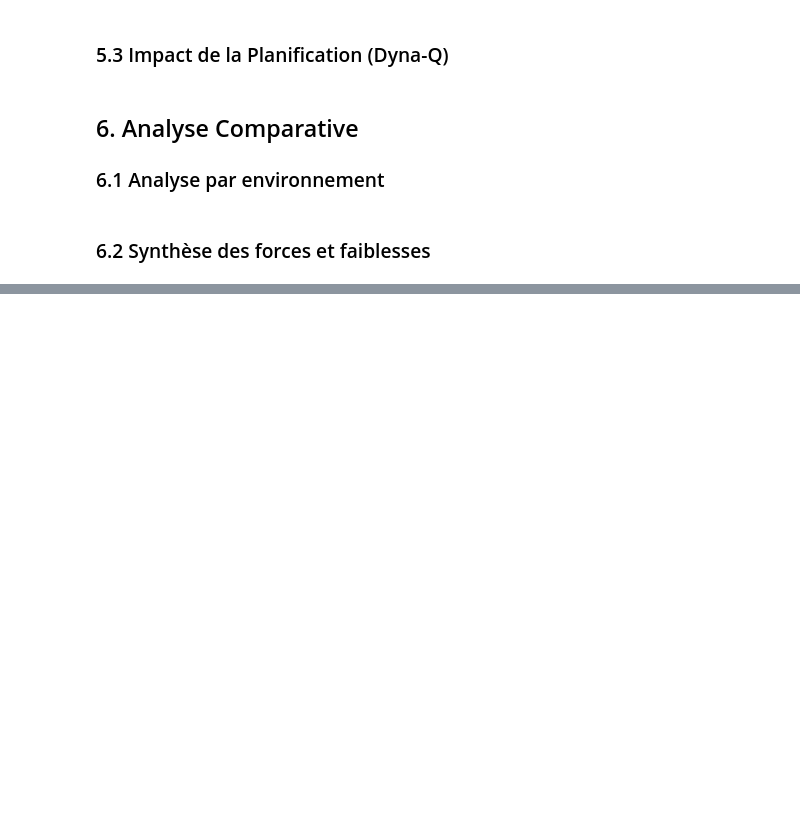
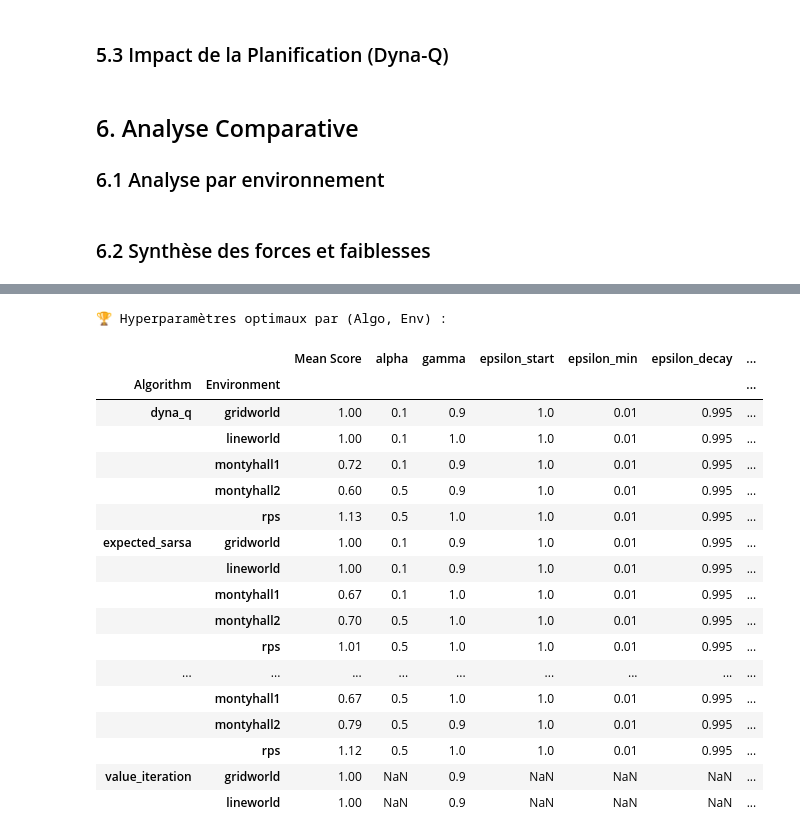
Before and after one commit to lseillier229/drl, a Jupyter notebook: experimental_report_notebook.ipynb, the cells around one changed output, grey strips where cells are left out. Cells and saved outputs as stored; diff of their text form; code cells hidden in the pictures; blank space fills up the shorter version.

```diff
--- a/experimental_report_notebook.ipynb
+++ b/experimental_report_notebook.ipynb
@@ -968,0 +1184,27 @@ print("   • Ignorer la nature de l'environnement → mauvais choix d'algorithm
+# %%
+print("🏆 Hyperparamètres optimaux par (Algo, Env) :")
+best = (grid_df.sort_values('Mean Score', ascending=False)
+                .groupby(['Algorithm', 'Environment'])
+                .first()[['Mean Score','alpha','gamma','epsilon_start',
+                          'epsilon_min','epsilon_decay','n_planning_steps']])
+display(best)
+# %% [output]
+🏆 Hyperparamètres optimaux par (Algo, Env) :
+|  |  | Mean Score | alpha | gamma | epsilon_start | epsilon_min | epsilon_decay | ... |
+| Algorithm | Environment |  |  |  |  |  |  | ... |
+| dyna_q | gridworld | 1.00 | 0.1 | 0.9 | 1.0 | 0.01 | 0.995 | ... |
+|  | lineworld | 1.00 | 0.1 | 1.0 | 1.0 | 0.01 | 0.995 | ... |
+|  | montyhall1 | 0.72 | 0.1 | 0.9 | 1.0 | 0.01 | 0.995 | ... |
+|  | montyhall2 | 0.60 | 0.5 | 0.9 | 1.0 | 0.01 | 0.995 | ... |
+|  | rps | 1.13 | 0.5 | 1.0 | 1.0 | 0.01 | 0.995 | ... |
+| expected_sarsa | gridworld | 1.00 | 0.1 | 0.9 | 1.0 | 0.01 | 0.995 | ... |
+|  | lineworld | 1.00 | 0.1 | 0.9 | 1.0 | 0.01 | 0.995 | ... |
+|  | montyhall1 | 0.67 | 0.1 | 1.0 | 1.0 | 0.01 | 0.995 | ... |
+|  | montyhall2 | 0.70 | 0.5 | 1.0 | 1.0 | 0.01 | 0.995 | ... |
+|  | rps | 1.01 | 0.5 | 1.0 | 1.0 | 0.01 | 0.995 | ... |
+| ... | ... | ... | ... | ... | ... | ... | ... | ... |
+|  | montyhall1 | 0.67 | 0.5 | 1.0 | 1.0 | 0.01 | 0.995 | ... |
+|  | montyhall2 | 0.79 | 0.5 | 0.9 | 1.0 | 0.01 | 0.995 | ... |
+|  | rps | 1.12 | 0.5 | 1.0 | 1.0 | 0.01 | 0.995 | ... |
+| value_iteration | gridworld | 1.00 | NaN | 0.9 | NaN | NaN | NaN | ... |
+|  | lineworld | 1.00 | NaN | 0.9 | NaN | NaN | NaN | ... |
```
Also changed, not shown: parts of 3 cells of this notebook.
